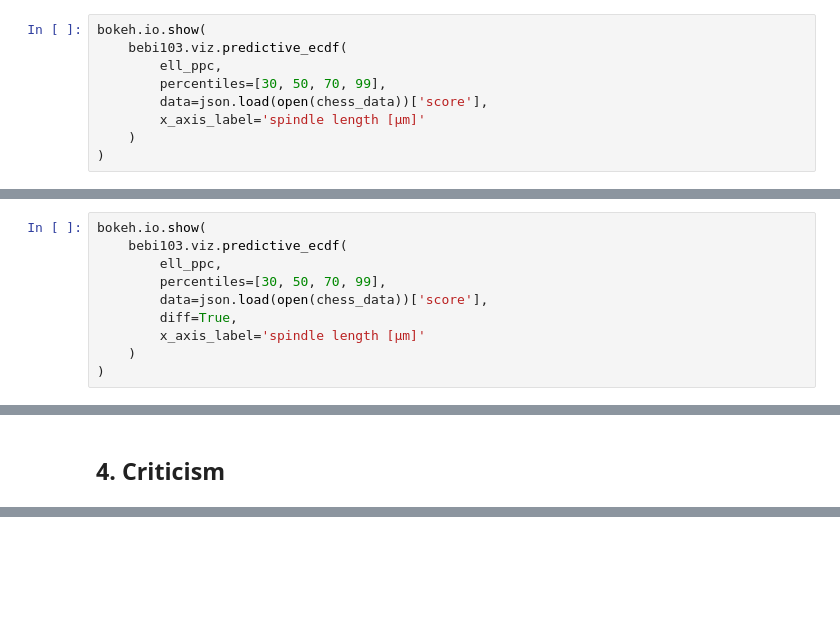
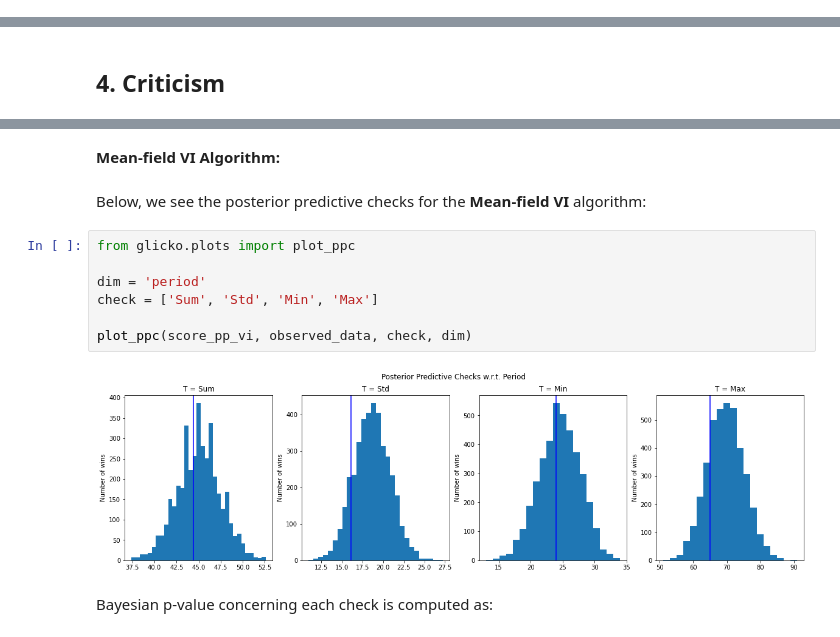
Before and after one commit to ketencimert/probprog-finalproject, a Jupyter notebook: project.ipynb, the cells around one changed output, grey strips where cells are left out. Saved outputs shown, nothing was run; the diff lists cells and outputs as text; blank space fills up the shorter version.

```diff
--- a/project.ipynb
+++ b/project.ipynb
@@ -284,9 +75,0 @@ ell_ppc.shape
-# %%
-bokeh.io.show(
-    bebi103.viz.predictive_ecdf(
-        ell_ppc,
-        percentiles=[30, 50, 70, 99],
-        data=json.load(open(chess_data))['score'],
-        x_axis_label='spindle length [µm]'
-    )
-)
@@ -296,10 +75,0 @@ bokeh.io.show(
-# %%
-bokeh.io.show(
-    bebi103.viz.predictive_ecdf(
-        ell_ppc,
-        percentiles=[30, 50, 70, 99],
-        data=json.load(open(chess_data))['score'],
-        diff=True,
-        x_axis_label='spindle length [µm]'
-    )
-)
@@ -378,0 +229,15 @@ Requirement already satisfied: numpy in /home/mk4139/miniconda3/envs/probprog/li
+# %% [markdown]
+**Mean-field VI Algorithm:**
+# %% [markdown]
+Below, we see the posterior predictive checks for the **Mean-field VI** algorithm:
+# %%
+from glicko.plots import plot_ppc
+
+dim = 'period'
+check = ['Sum', 'Std', 'Min', 'Max']
+
+plot_ppc(score_pp_vi, observed_data, check, dim)
+# %% [output]
+[figure, added]
+# %% [markdown]
+Bayesian p-value concerning each check is computed as:
```
Also changed, not shown: parts of 62 cells of this notebook, 19 other files.
